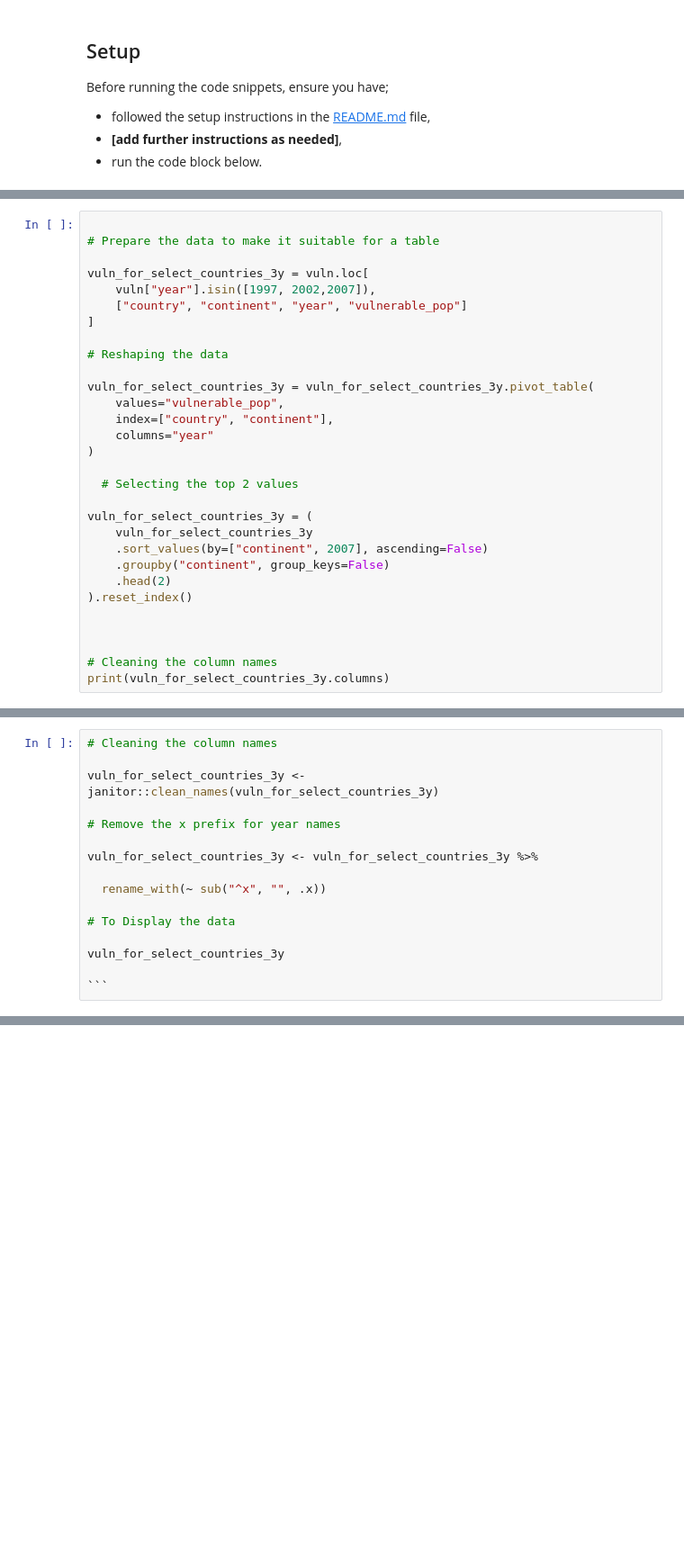
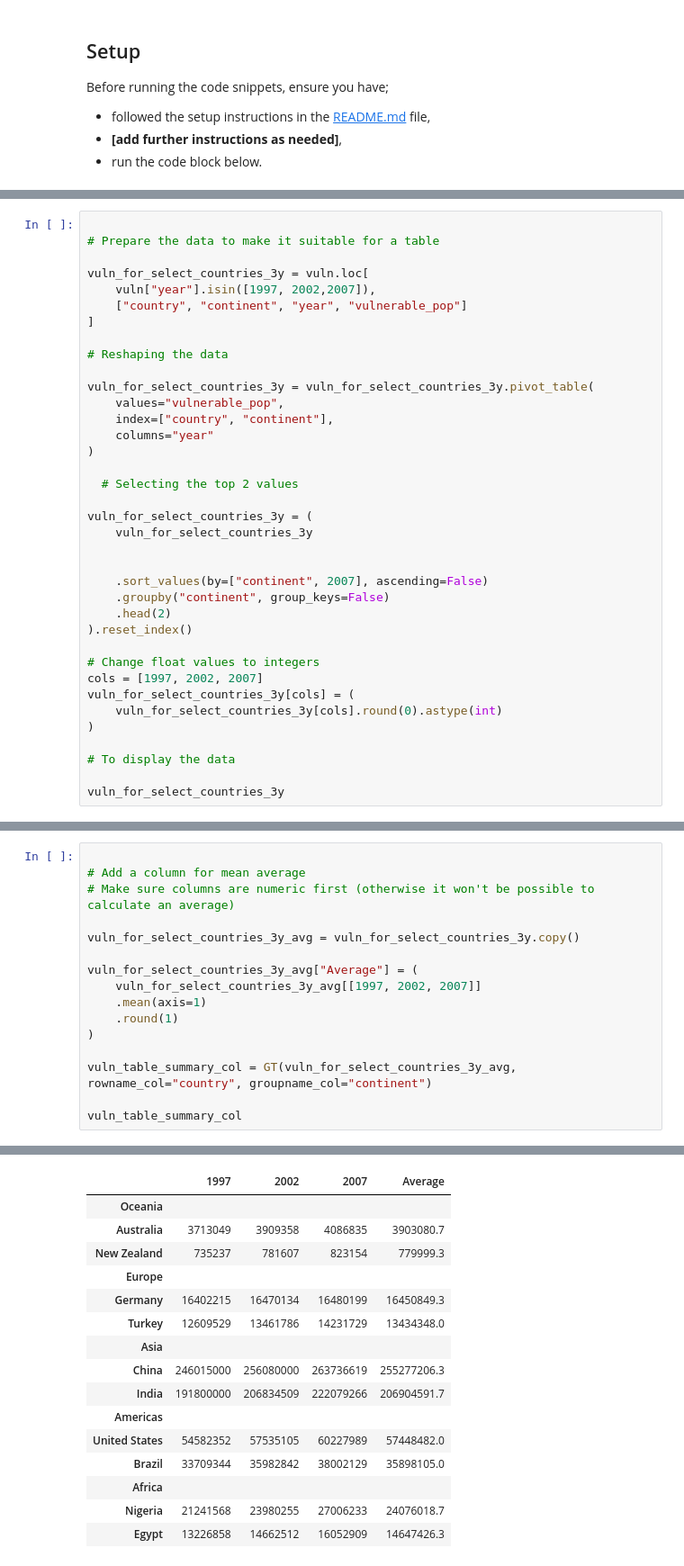
Before and after one commit to ONSdigital/ons-ppt, a Jupyter notebook: learning_resources/outputs_and_reporting/data_visualisation/basic_data_visualisation/python/making_tables_in_python.ipynb, the cells around one changed output, grey strips where cells are left out. Shown at 90% size. Saved outputs shown, nothing was run; the diff lists cells and outputs as text; blank space fills up the shorter version.

Commit message:
Updates to making tables in python code

````diff
--- a/learning_resources/outputs_and_reporting/data_visualisation/basic_data_visualisation/python/making_tables_in_python.ipynb
+++ b/learning_resources/outputs_and_reporting/data_visualisation/basic_data_visualisation/python/making_tables_in_python.ipynb
@@ -110,13 +111,20 @@ vuln_for_select_countries_3y = vuln_for_select_countries_3y.pivot_table(
 
 vuln_for_select_countries_3y = (
     vuln_for_select_countries_3y
+
+
     .sort_values(by=["continent", 2007], ascending=False)
     .groupby("continent", group_keys=False)
     .head(2)
 ).reset_index()
 
+# Change float values to integers
+cols = [1997, 2002, 2007]
+vuln_for_select_countries_3y[cols] = (
+    vuln_for_select_countries_3y[cols].round(0).astype(int)
+)
 
+# To display the data
 
-# Cleaning the column names
-print(vuln_for_select_countries_3y.columns)
+vuln_for_select_countries_3y
 # %% [output]
@@ -124,16 +141,0 @@ AttributeError: 'Index' object has no attribute 'print'
-# %%
-# Cleaning the column names
-
-vuln_for_select_countries_3y <- janitor::clean_names(vuln_for_select_countries_3y)
-
-# Remove the x prefix for year names
-
-vuln_for_select_countries_3y <- vuln_for_select_countries_3y %>%
-
-  rename_with(~ sub("^x", "", .x))
-
-# To Display the data
-
-vuln_for_select_countries_3y
-
-```
@@ -139,0 +656,17 @@ vuln_for_select_countries_3y
+# %%
+
+# Add a column for mean average
+# Make sure columns are numeric first (otherwise it won't be possible to calculate an average)
+
+vuln_for_select_countries_3y_avg = vuln_for_select_countries_3y.copy()
+
+vuln_for_select_countries_3y_avg["Average"] = (
+    vuln_for_select_countries_3y_avg[[1997, 2002, 2007]]
+    .mean(axis=1)
+    .round(1)
+)
+
+vuln_table_summary_col = GT(vuln_for_select_countries_3y_avg, rowname_col="country", groupname_col="continent")
+
+vuln_table_summary_col
+# %% [output]
@@ -139,0 +677,16 @@ vuln_for_select_countries_3y
+|  | 1997 | 2002 | 2007 | Average |
+| Oceania |  |  |  |  |
+| Australia | 3713049 | 3909358 | 4086835 | 3903080.7 |
+| New Zealand | 735237 | 781607 | 823154 | 779999.3 |
+| Europe |  |  |  |  |
+| Germany | 16402215 | 16470134 | 16480199 | 16450849.3 |
+| Turkey | 12609529 | 13461786 | 14231729 | 13434348.0 |
+| Asia |  |  |  |  |
+| China | 246015000 | 256080000 | 263736619 | 255277206.3 |
+| India | 191800000 | 206834509 | 222079266 | 206904591.7 |
+| Americas |  |  |  |  |
+| United States | 54582352 | 57535105 | 60227989 | 57448482.0 |
+| Brazil | 33709344 | 35982842 | 38002129 | 35898105.0 |
+| Africa |  |  |  |  |
+| Nigeria | 21241568 | 23980255 | 27006233 | 24076018.7 |
+| Egypt | 13226858 | 14662512 | 16052909 | 14647426.3 |
````
Also changed, not shown: parts of 39 cells of this notebook.
